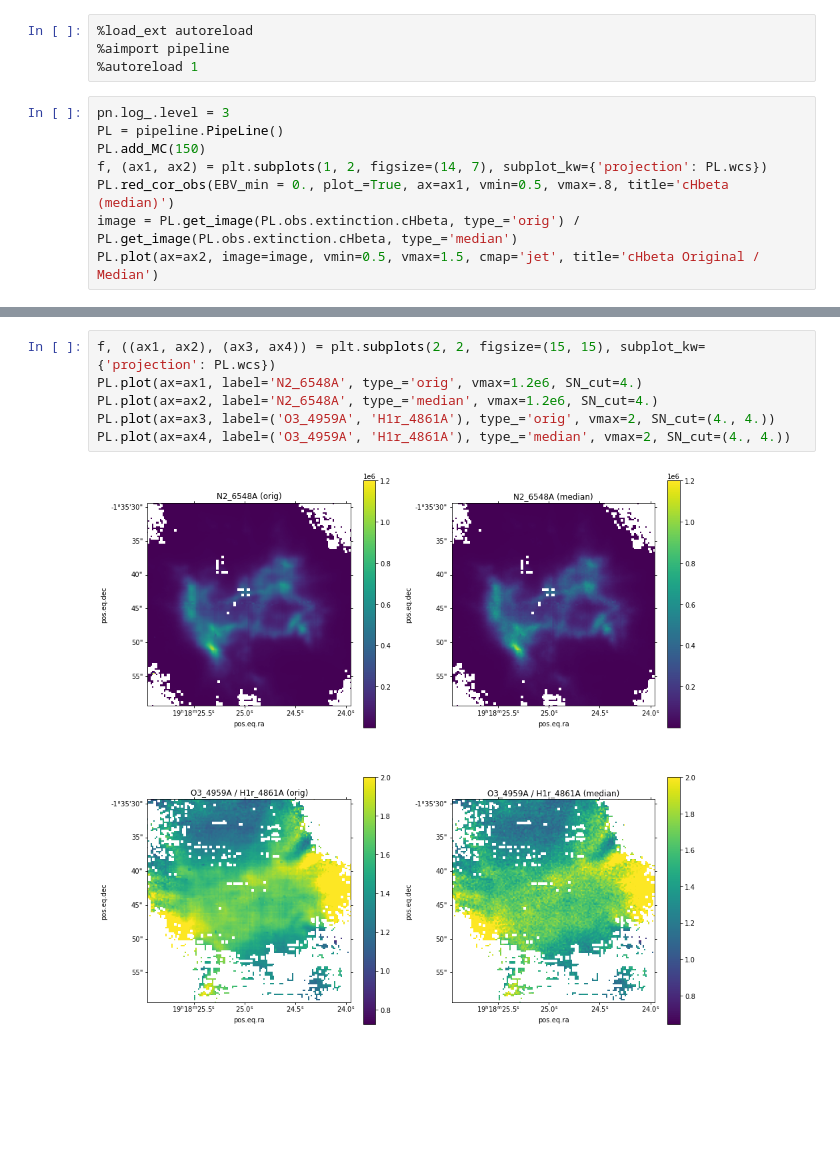
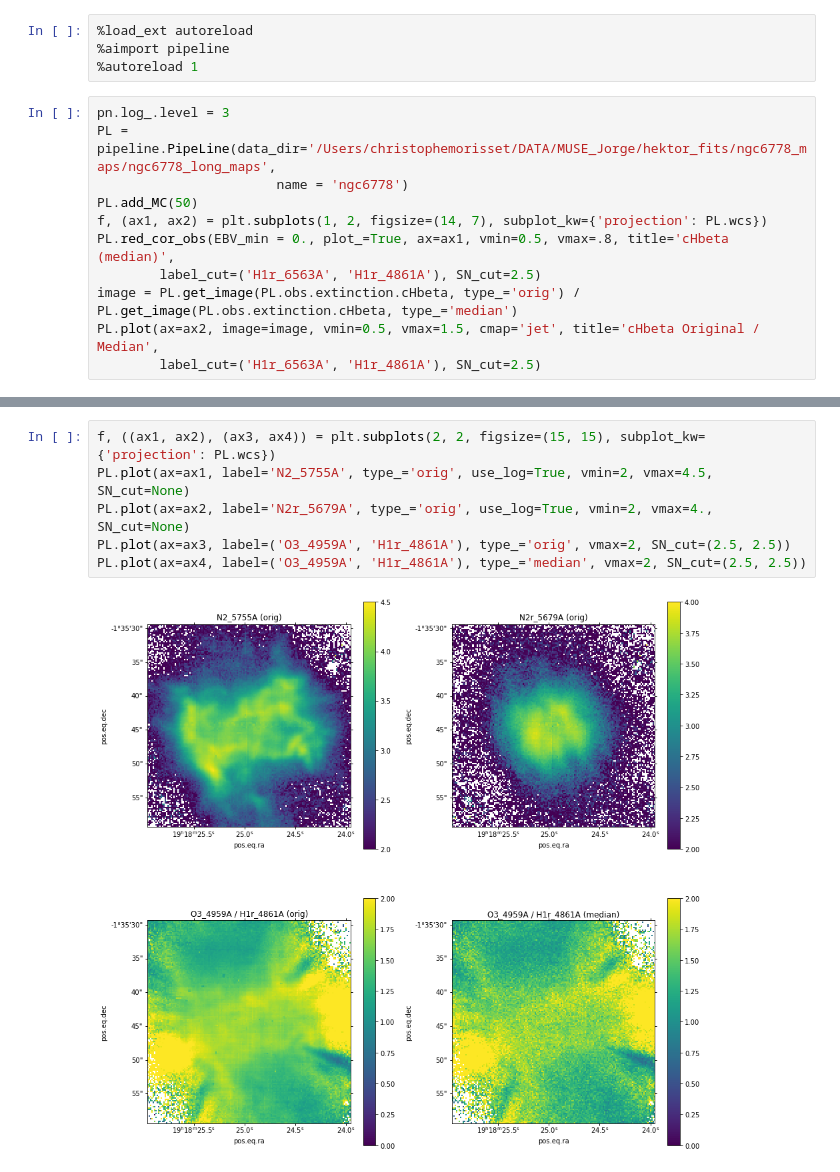
Before and after one commit to Morisset/MUSE_PNe, a Jupyter notebook: pipelineMC.ipynb, the cells around one changed output, grey strips where cells are left out. Cells and saved outputs as stored; diff of their text form; blank space fills up the shorter version.

```diff
--- a/pipelineMC.ipynb
+++ b/pipelineMC.ipynb
@@ -10,12 +10,15 @@ import pyneb as pn
 %autoreload 1
 # %%
 pn.log_.level = 3
-PL = pipeline.PipeLine()
-PL.add_MC(150)
+PL = pipeline.PipeLine(data_dir='/Users/christophemorisset/DATA/MUSE_Jorge/hektor_fits/ngc6778_maps/ngc6778_long_maps',
+                       name = 'ngc6778')
+PL.add_MC(50)
 f, (ax1, ax2) = plt.subplots(1, 2, figsize=(14, 7), subplot_kw={'projection': PL.wcs})
-PL.red_cor_obs(EBV_min = 0., plot_=True, ax=ax1, vmin=0.5, vmax=.8, title='cHbeta (median)')
+PL.red_cor_obs(EBV_min = 0., plot_=True, ax=ax1, vmin=0.5, vmax=.8, title='cHbeta (median)',
+        label_cut=('H1r_6563A', 'H1r_4861A'), SN_cut=2.5)
 image = PL.get_image(PL.obs.extinction.cHbeta, type_='orig') / PL.get_image(PL.obs.extinction.cHbeta, type_='median')
-PL.plot(ax=ax2, image=image, vmin=0.5, vmax=1.5, cmap='jet', title='cHbeta Original / Median')
+PL.plot(ax=ax2, image=image, vmin=0.5, vmax=1.5, cmap='jet', title='cHbeta Original / Median',
+        label_cut=('H1r_6563A', 'H1r_4861A'), SN_cut=2.5)
 # %% [output]
 warng EmissionLine: Atom N2r not valid
 warng EmissionLine: line 4649A for atom O2r not valid
@@ -66,11 +69,11 @@ print(np.nanmedian(PL.obs.extinction.cHbeta));
 # %%
 f, ((ax1, ax2), (ax3, ax4)) = plt.subplots(2, 2, figsize=(15, 15), subplot_kw={'projection': PL.wcs})
-PL.plot(ax=ax1, label='N2_6548A', type_='orig', vmax=1.2e6, SN_cut=4.)
-PL.plot(ax=ax2, label='N2_6548A', type_='median', vmax=1.2e6, SN_cut=4.)
-PL.plot(ax=ax3, label=('O3_4959A', 'H1r_4861A'), type_='orig', vmax=2, SN_cut=(4., 4.))
-PL.plot(ax=ax4, label=('O3_4959A', 'H1r_4861A'), type_='median', vmax=2, SN_cut=(4., 4.))
+PL.plot(ax=ax1, label='N2_5755A', type_='orig', use_log=True, vmin=2, vmax=4.5, SN_cut=None)
+PL.plot(ax=ax2, label='N2r_5679A', type_='orig', use_log=True, vmin=2, vmax=4., SN_cut=None)
+PL.plot(ax=ax3, label=('O3_4959A', 'H1r_4861A'), type_='orig', vmax=2, SN_cut=(2.5, 2.5))
+PL.plot(ax=ax4, label=('O3_4959A', 'H1r_4861A'), type_='median', vmax=2, SN_cut=(2.5, 2.5))
 # %% [output]
-[figure, old version]
+[figure, new version]
 # %%
 pn.log_.level=2
 PL.make_diags()
```
Also changed, not shown: parts of 8 cells of this notebook.
